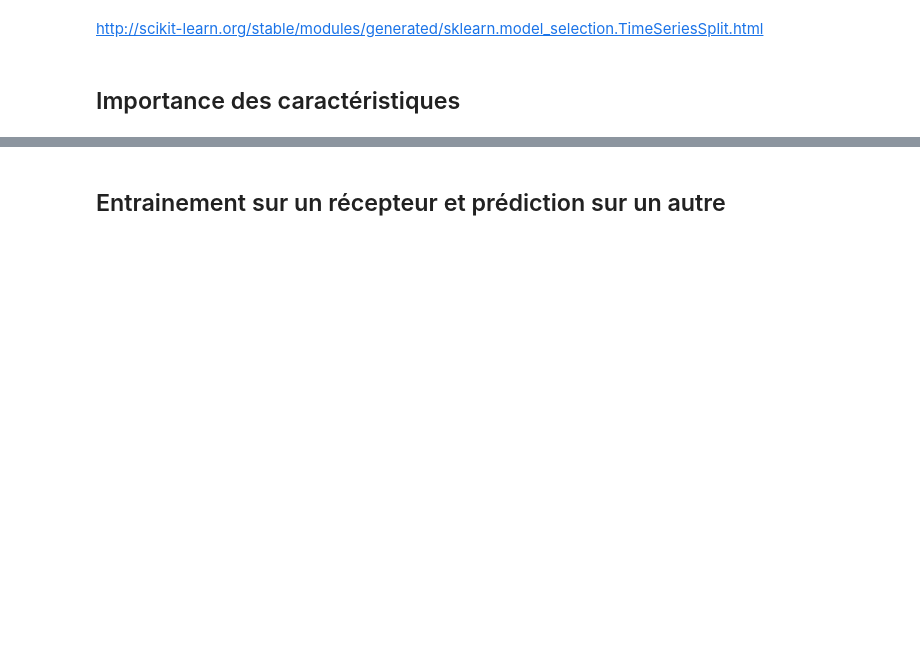
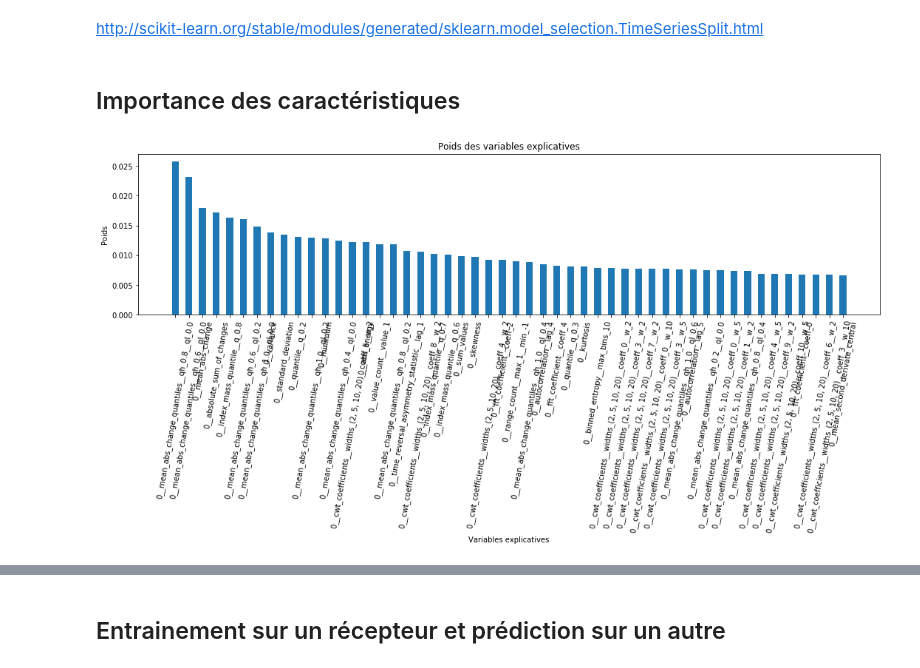
Before and after one commit to Alumet/Hackathon-subsurface, a Jupyter notebook: Détection des sources sismiques.ipynb, the cells around one changed output, grey strips where cells are left out. Cells and saved outputs as stored; diff of their text form; code cells hidden in the pictures; blank space fills up the shorter version.

```diff
--- a/Détection des sources sismiques.ipynb
+++ b/Détection des sources sismiques.ipynb
@@ -30,11 +32,12 @@ matplotlib.rcParams['figure.figsize'] = (20, 10)
 ## Chargement des données
 # %%
 path = "SUHA_Paris2017"
-part = 0 # choisir parmi 0, 1, 2, 3, 4
-nb_part = 5
+# part = 2 # choisir parmi 0, 1, 2, 3, 4
+# nb_part = 5
 
 all_files = [path + "/" + f for f in listdir(path) if isfile(join(path, f))]
 
-start = part * int(len(all_files) / nb_part)
-stop = (part + 1) * int(len(all_files) / nb_part)
-some_files = all_files[start:stop]
+start = 29 # part * int(len(all_files) / nb_part)
+stop = 69 # (part + 1) * int(len(all_files) / nb_part)
+some_files = all_files[start:stop:4]
+some_files
@@ -260,7 +311,7 @@ def explicability(weights, columns, first=10):
             f.write(str(x[1]))
             f.write("\n")
             features_weights.append(x)
-    return features_weights
+    return labels
 # %%
 def score_with_components(clf, X, y, columns, weights, cv=10):
     """
@@ -350,4 +401,6 @@ clf.fit(X, y)
 weights = clf.feature_importances_
 columns = X.columns
 # %%
-explicability(weights, columns, first=25)
+main_features = explicability(weights, columns, first=50)
+# %% [output]
+[figure, added]
```
Also changed, not shown: parts of 18 cells of this notebook.
